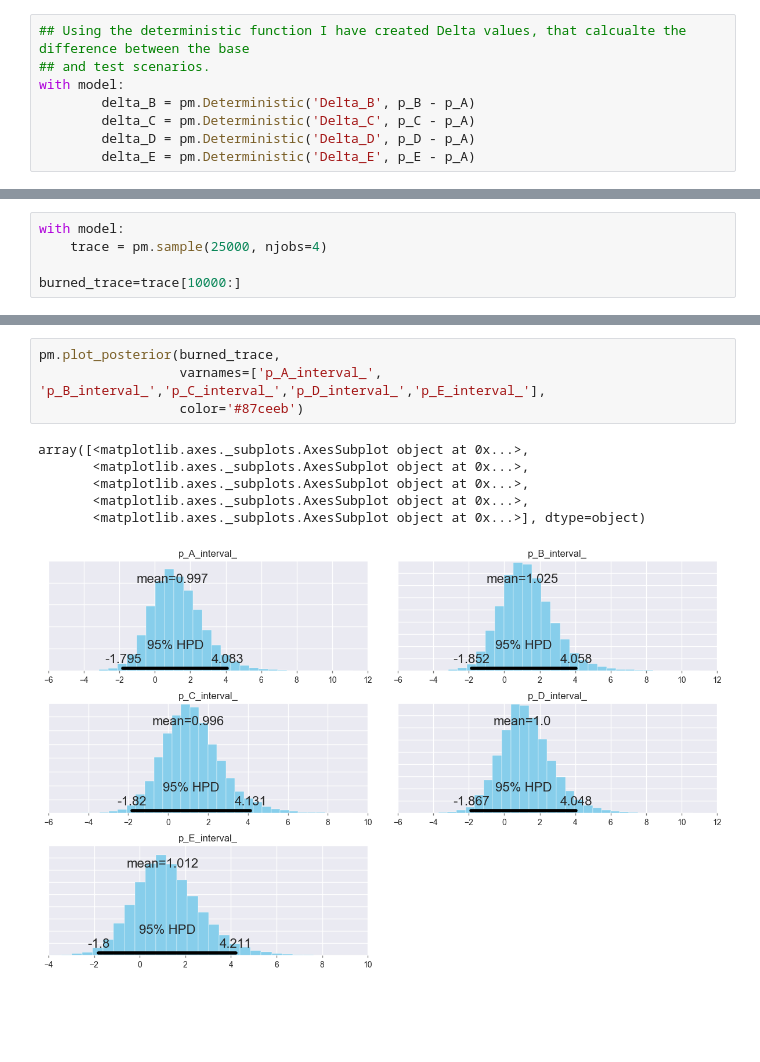
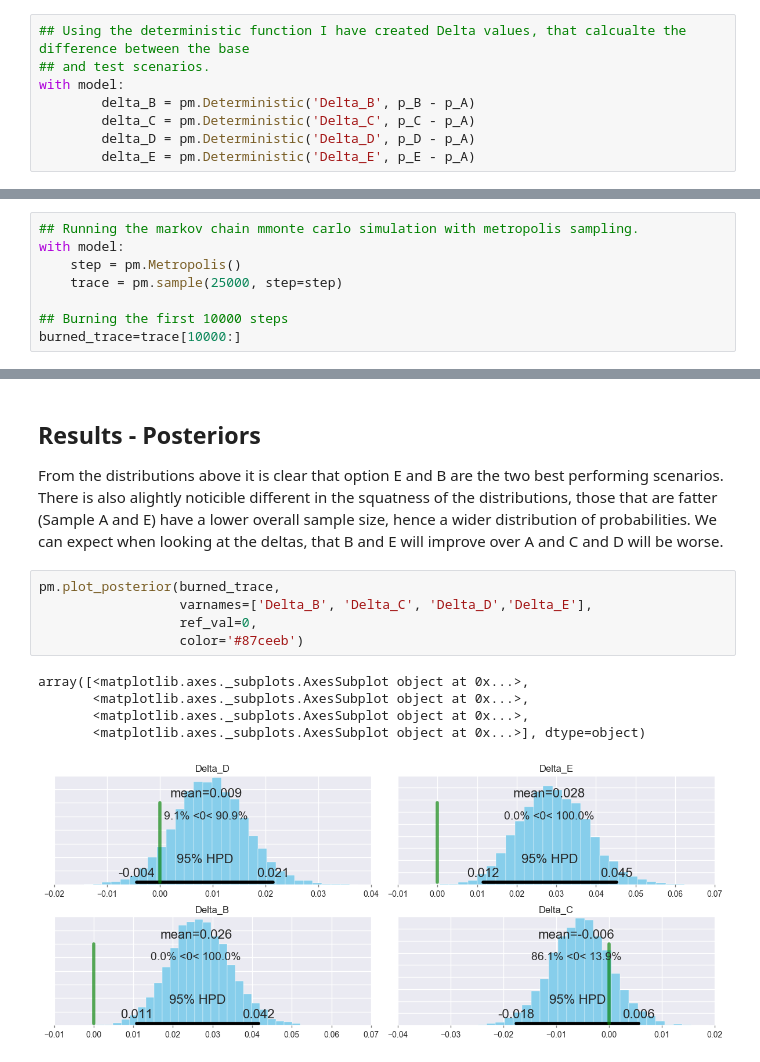
Before and after one commit to Colin-GR-Crawford/Projects, a Jupyter notebook: AB_Testing_With_PYMC/AB_Single_Value.ipynb, the cells around one changed output, grey strips where cells are left out. Cells and saved outputs as stored; diff of their text form; blank space fills up the shorter version.

```diff
--- a/AB_Testing_With_PYMC/AB_Single_Value.ipynb
+++ b/AB_Testing_With_PYMC/AB_Single_Value.ipynb
@@ -110,5 +136,0 @@ with model:
-# %%
-with model:
-    trace = pm.sample(25000, njobs=4)
-
-burned_trace=trace[10000:]
@@ -121,3 +137,11 @@ Assigned NUTS to p_E_interval_
+# %%
+## Running the markov chain mmonte carlo simulation with metropolis sampling.
+with model:
+    step = pm.Metropolis()
+    trace = pm.sample(25000, step=step)
+
+## Burning the first 10000 steps
+burned_trace=trace[10000:]
 # %%
 burned_trace[0]
 # %% [output]
@@ -147,11 +174,14 @@ plt.show()
+# %% [markdown]
+## Results - Posteriors
+From the distributions above it is clear that option E and B are the two best performing scenarios. There is also alightly noticible different in the squatness of the distributions, those that are fatter (Sample A and E) have a lower overall sample size, hence a wider distribution of probabilities. We can expect when looking at the deltas, that B and E will improve over A and C and D will be worse.
 # %%
 pm.plot_posterior(burned_trace,
-                  varnames=['p_A_interval_', 'p_B_interval_','p_C_interval_','p_D_interval_','p_E_interval_'],
+                  varnames=['Delta_B', 'Delta_C', 'Delta_D','Delta_E'],
+                  ref_val=0,
                   color='#87ceeb')
 # %% [output]
 array([<matplotlib.axes._subplots.AxesSubplot object at 0x...>,
        <matplotlib.axes._subplots.AxesSubplot object at 0x...>,
        <matplotlib.axes._subplots.AxesSubplot object at 0x...>,
-       <matplotlib.axes._subplots.AxesSubplot object at 0x...>,
        <matplotlib.axes._subplots.AxesSubplot object at 0x...>], dtype=object)
-[figure, old version]
+[figure, new version]
```
Also changed, not shown: parts of 16 cells of this notebook, 8 other files.
